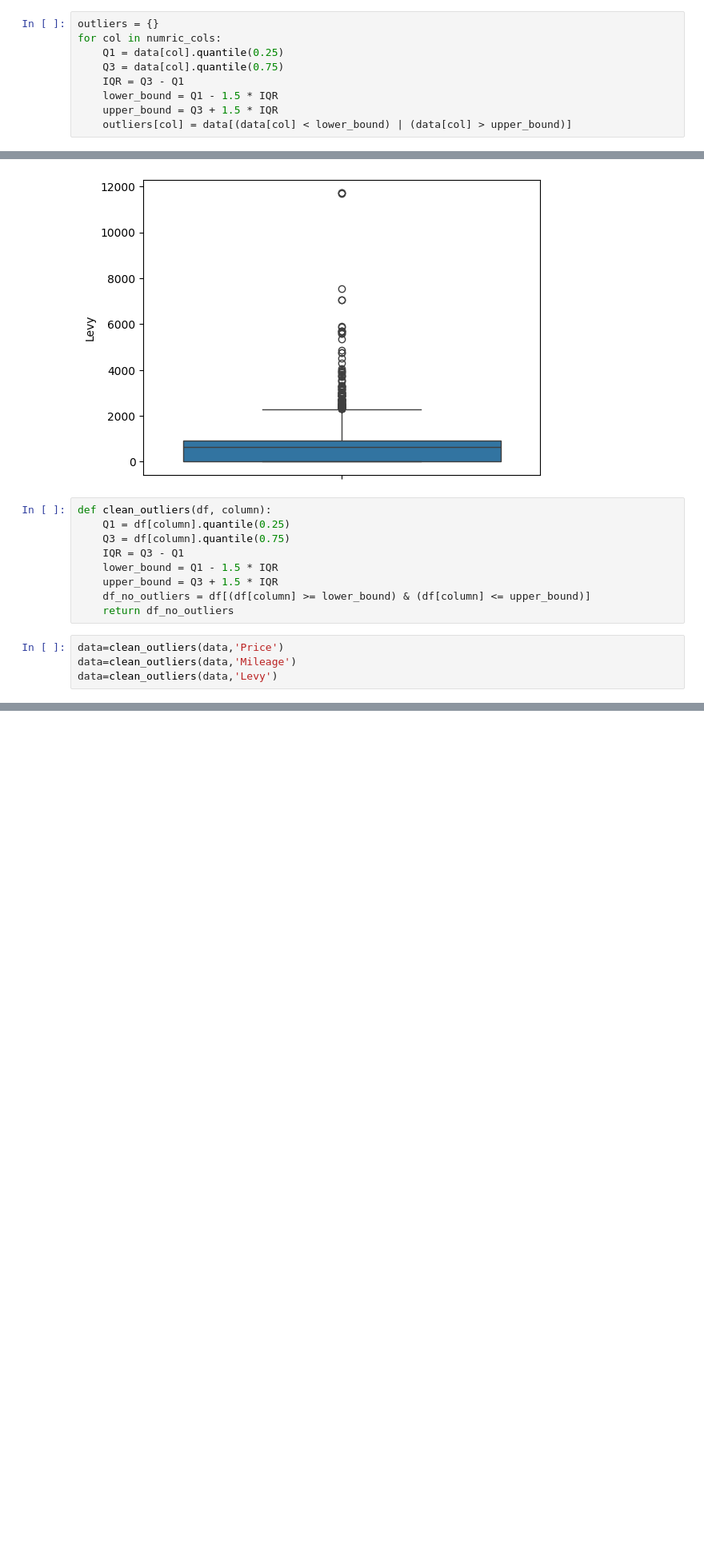
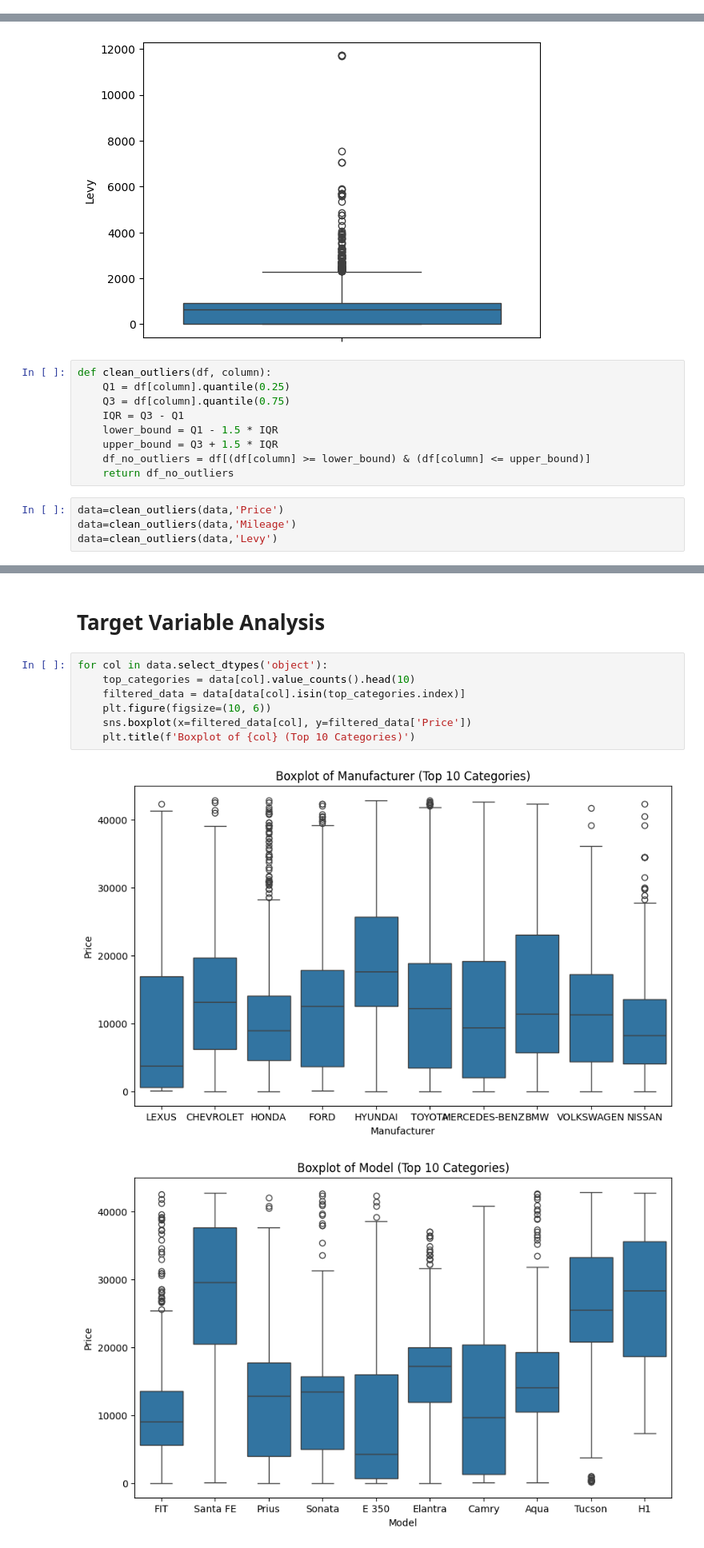
Before and after one commit to 3qouri/Car-Price-Prediction, a Jupyter notebook: EDA.ipynb, the cells around one changed output, grey strips where cells are left out. Shown at 80% size. Drawn from its saved outputs; the diff is of its cells as text; blank space fills up the shorter version.

```diff
--- a/EDA.ipynb
+++ b/EDA.ipynb
@@ -41,12 +41,3 @@ plt.title('Correlation Heatmap')
 # %% [output]
 Text(0.5, 1.0, 'Correlation Heatmap')
 [figure]
-# %%
-outliers = {}
-for col in numric_cols:
-    Q1 = data[col].quantile(0.25)
-    Q3 = data[col].quantile(0.75)
-    IQR = Q3 - Q1
-    lower_bound = Q1 - 1.5 * IQR
-    upper_bound = Q3 + 1.5 * IQR
-    outliers[col] = data[(data[col] < lower_bound) | (data[col] > upper_bound)]
@@ -262,0 +230,12 @@ data=clean_outliers(data,'Levy')
+# %% [markdown]
+# Target Variable Analysis
+# %%
+for col in data.select_dtypes('object'):
+    top_categories = data[col].value_counts().head(10)
+    filtered_data = data[data[col].isin(top_categories.index)]
+    plt.figure(figsize=(10, 6))
+    sns.boxplot(x=filtered_data[col], y=filtered_data['Price'])
+    plt.title(f'Boxplot of {col} (Top 10 Categories)')
+# %% [output]
+[figure, added]
+[figure, added]
```
Also changed, not shown: parts of 4 cells of this notebook, 4 other files.
